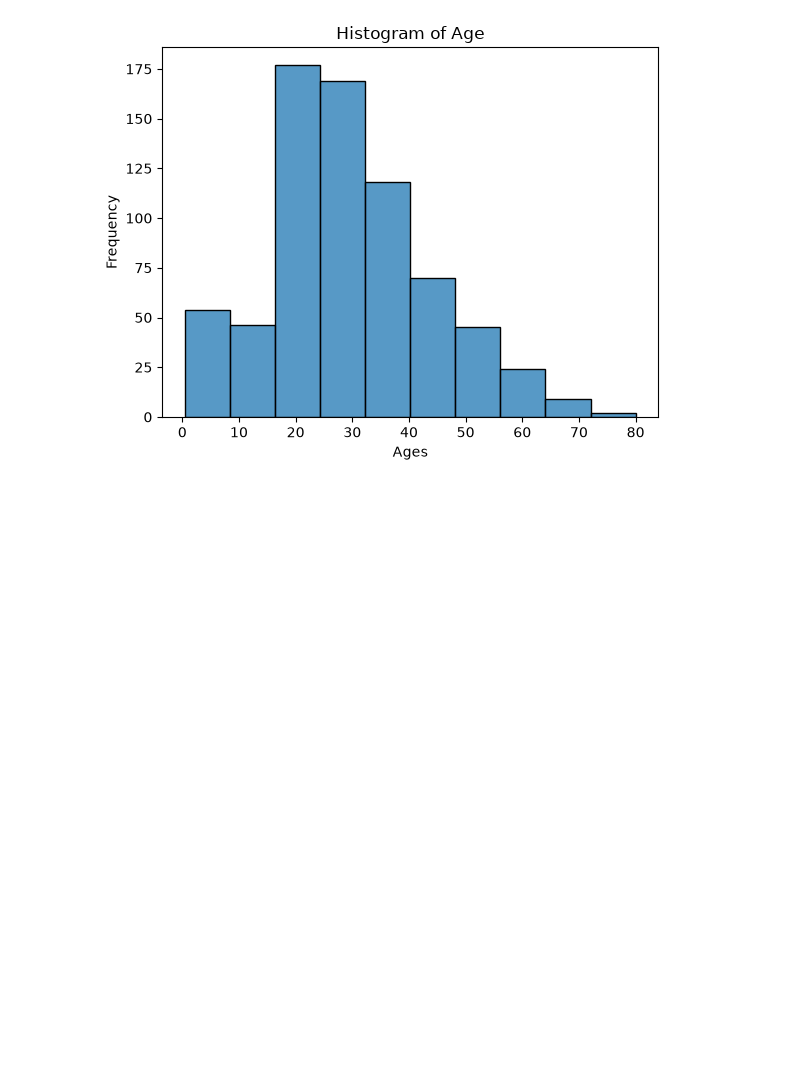
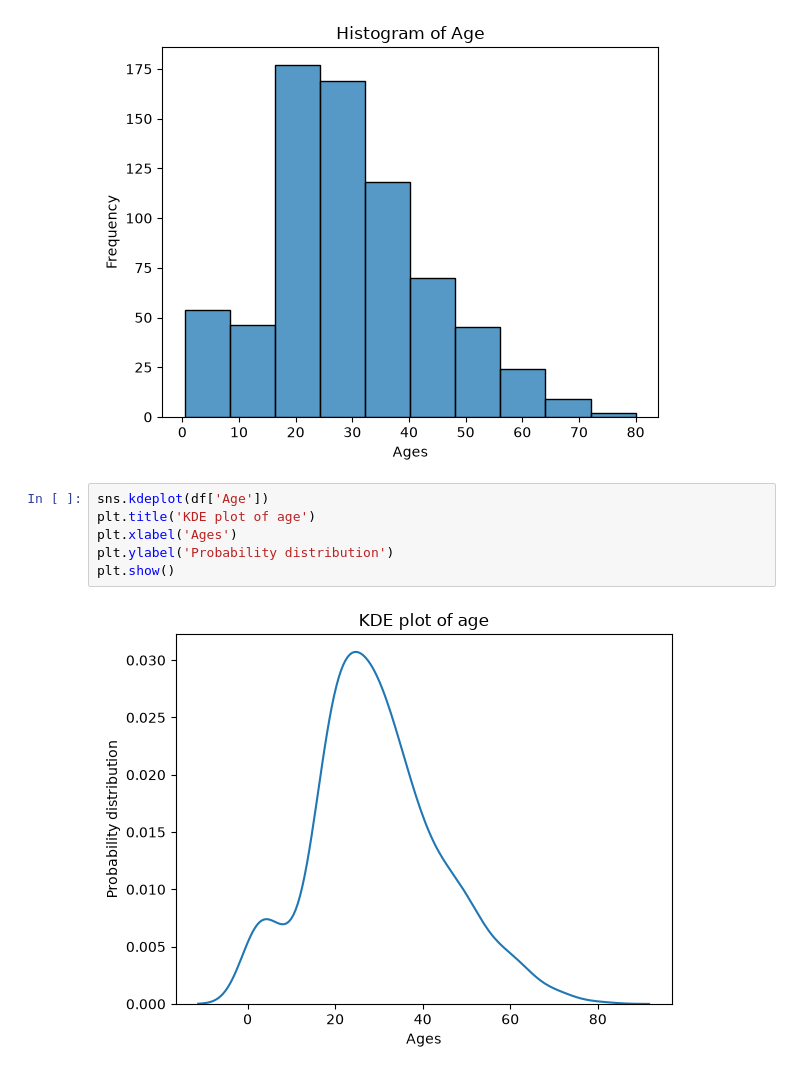
Before and after one commit to Rakibulhasan88/Machine-Learning-Phitron, a Jupyter notebook: Module-1.ipynb, the cells around one changed output. Cells and saved outputs as stored; diff of their text form; blank space fills up the shorter version.

```diff
--- a/Module-1.ipynb
+++ b/Module-1.ipynb
@@ -138,3 +138,11 @@ plt.ylabel('Frequency')
 plt.show()
 # %% [output]
 [figure]
+# %%
+sns.kdeplot(df['Age'])
+plt.title('KDE plot of age')
+plt.xlabel('Ages')
+plt.ylabel('Probability distribution')
+plt.show()
+# %% [output]
+[figure, added]
```
Also changed, not shown: parts of 3 cells of this notebook.
